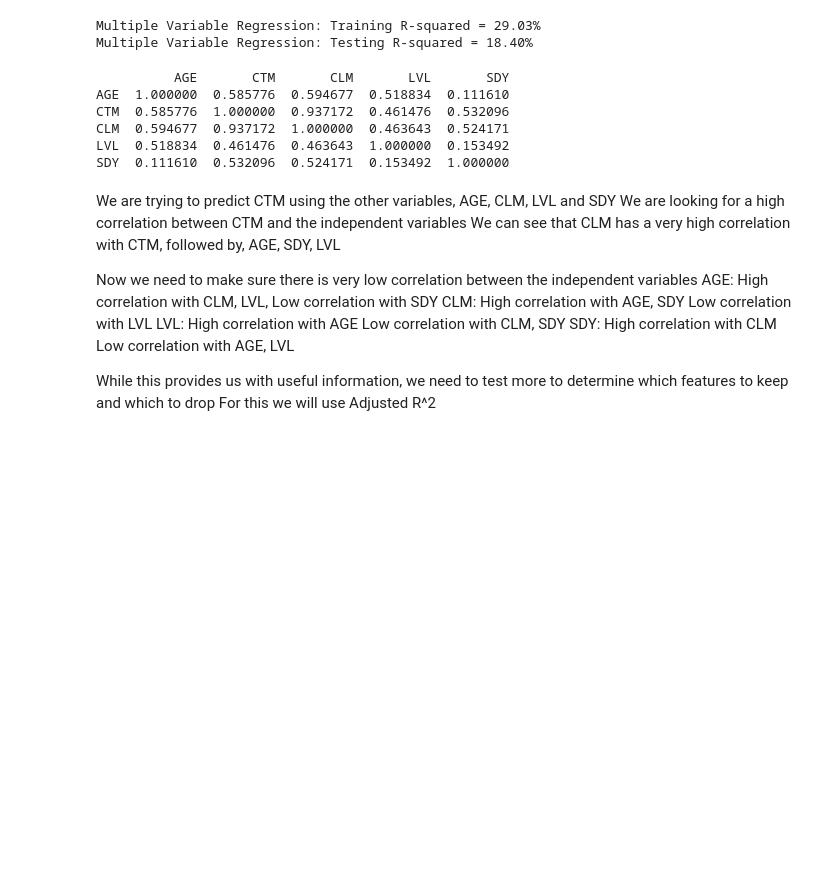
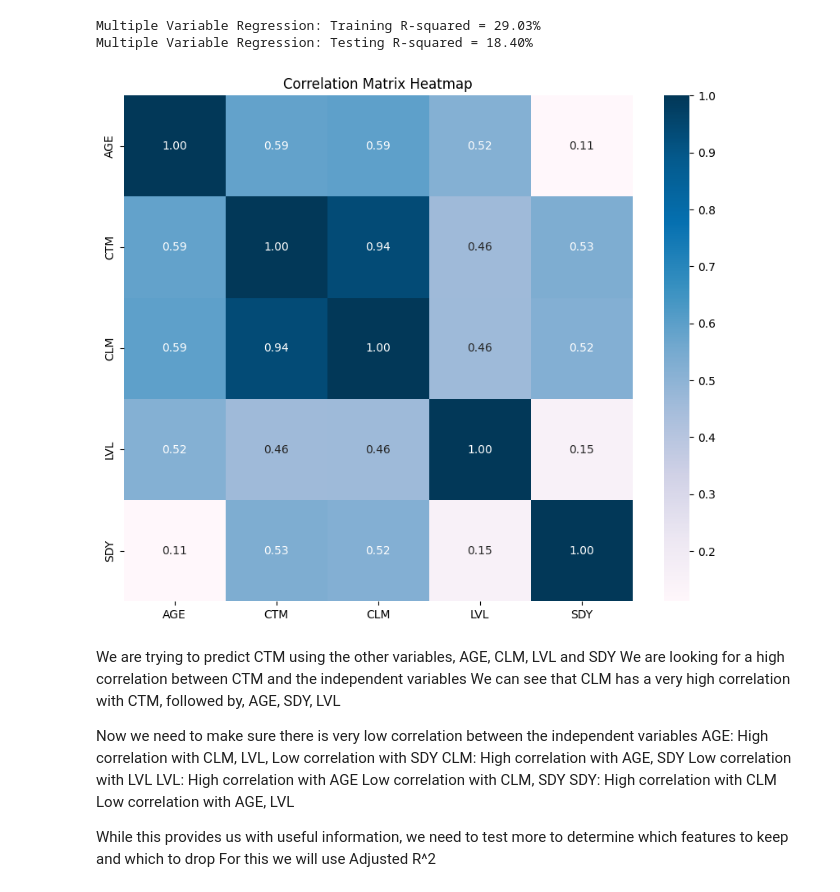
Before and after one commit to Daggy2002/DAE-Honours-Project, a Jupyter notebook: code.ipynb, the cells around one changed output. Drawn from its saved outputs; the diff is of its cells as text; code cells hidden in the pictures; blank space fills up the shorter version.

```diff
--- a/code.ipynb
+++ b/code.ipynb
@@ -205,26 +224,26 @@ print(f"Multiple Variable Regression: Testing R-squared = {testR2*100:.2f}%")
 Multiple Variable Regression: Training R-squared = 29.03%
 Multiple Variable Regression: Testing R-squared = 18.40%
 # %%
-#Load the data
+# Load the data
 data = pd.read_csv("lawyers.txt")
 
-#Drop the ID column
+# Drop the ID column
 data.drop('ID', axis=1, inplace=True)
 
-#Encode the LVL column
+# Encode the LVL column
 le = LabelEncoder()
 data['LVL'] = le.fit_transform(data['LVL'])
 
-#Calculate the correlation matrix
+# Calculate the correlation matrix
 correlationMatrix = data.corr()
-print(correlationMatrix)
+
+# Plot heatmap
+plt.figure(figsize=(10, 8))
+sns.heatmap(correlationMatrix, annot=True, cmap='PuBu', fmt=".2f")
+plt.title('Correlation Matrix Heatmap')
+plt.show()
 # %% [output]
-          AGE       CTM       CLM       LVL       SDY
-AGE  1.000000  0.585776  0.594677  0.518834  0.111610
-CTM  0.585776  1.000000  0.937172  0.461476  0.532096
-CLM  0.594677  0.937172  1.000000  0.463643  0.524171
-LVL  0.518834  0.461476  0.463643  1.000000  0.153492
-SDY  0.111610  0.532096  0.524171  0.153492  1.000000
+[figure, added]
 # %% [markdown]
 We are trying to predict CTM using the other variables, AGE, CLM, LVL and SDY
 We are looking for a high correlation between CTM and the independent variables
```
Also changed, not shown: parts of 7 cells of this notebook.
